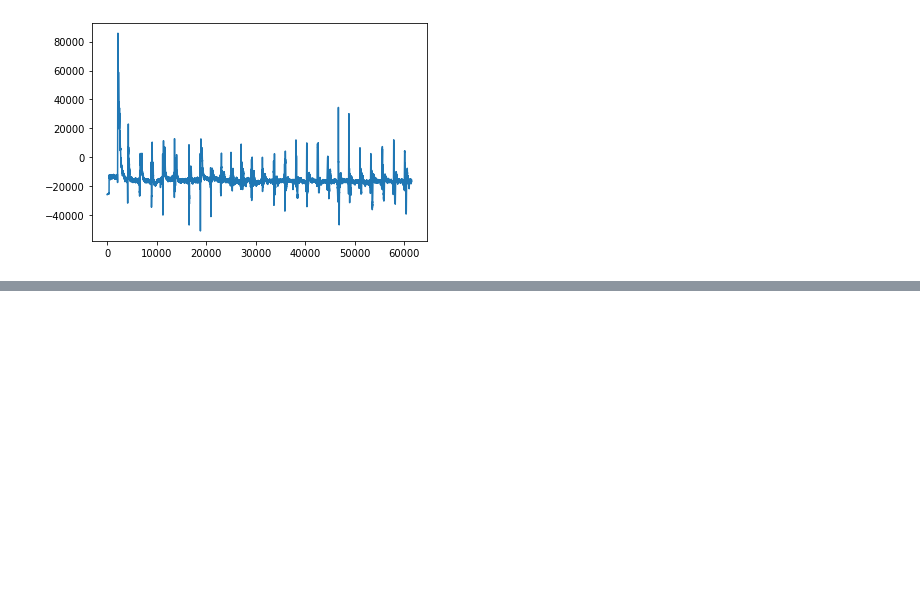
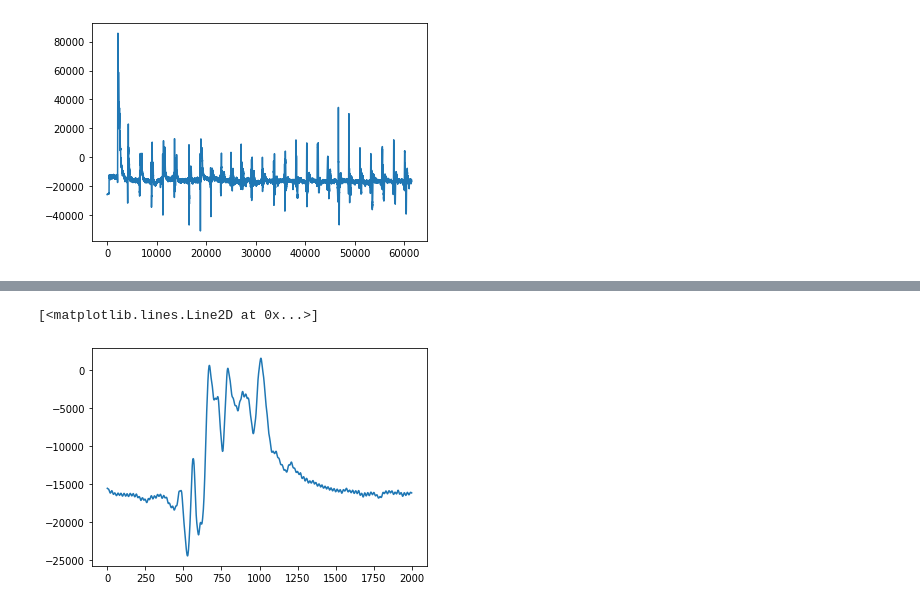
Before and after one commit to areakRU/diploma, a Jupyter notebook: filter.ipynb, the cells around one changed output, grey strips where cells are left out. Cells and saved outputs as stored; diff of their text form; code cells hidden in the pictures; blank space fills up the shorter version.

```diff
--- a/filter.ipynb
+++ b/filter.ipynb
@@ -65,0 +71,5 @@ plt.show()
+# %%
+plt.plot(uniform_filter1d(cut_signals[2], size=30, mode='nearest'))
+# %% [output]
+[<matplotlib.lines.Line2D at 0x...>]
+[figure, added]
```
Also changed, not shown: parts of 5 cells of this notebook, 1 other file.
